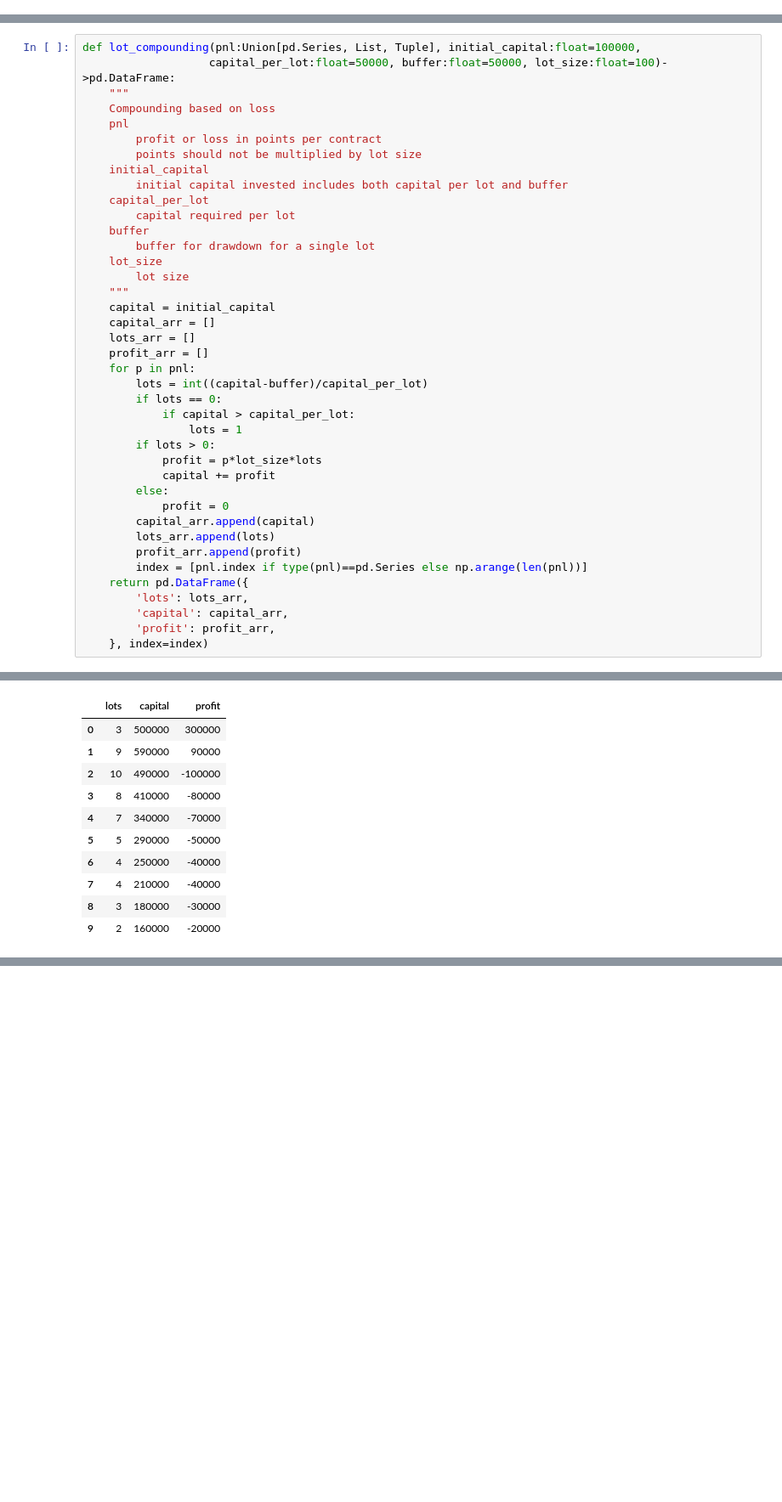
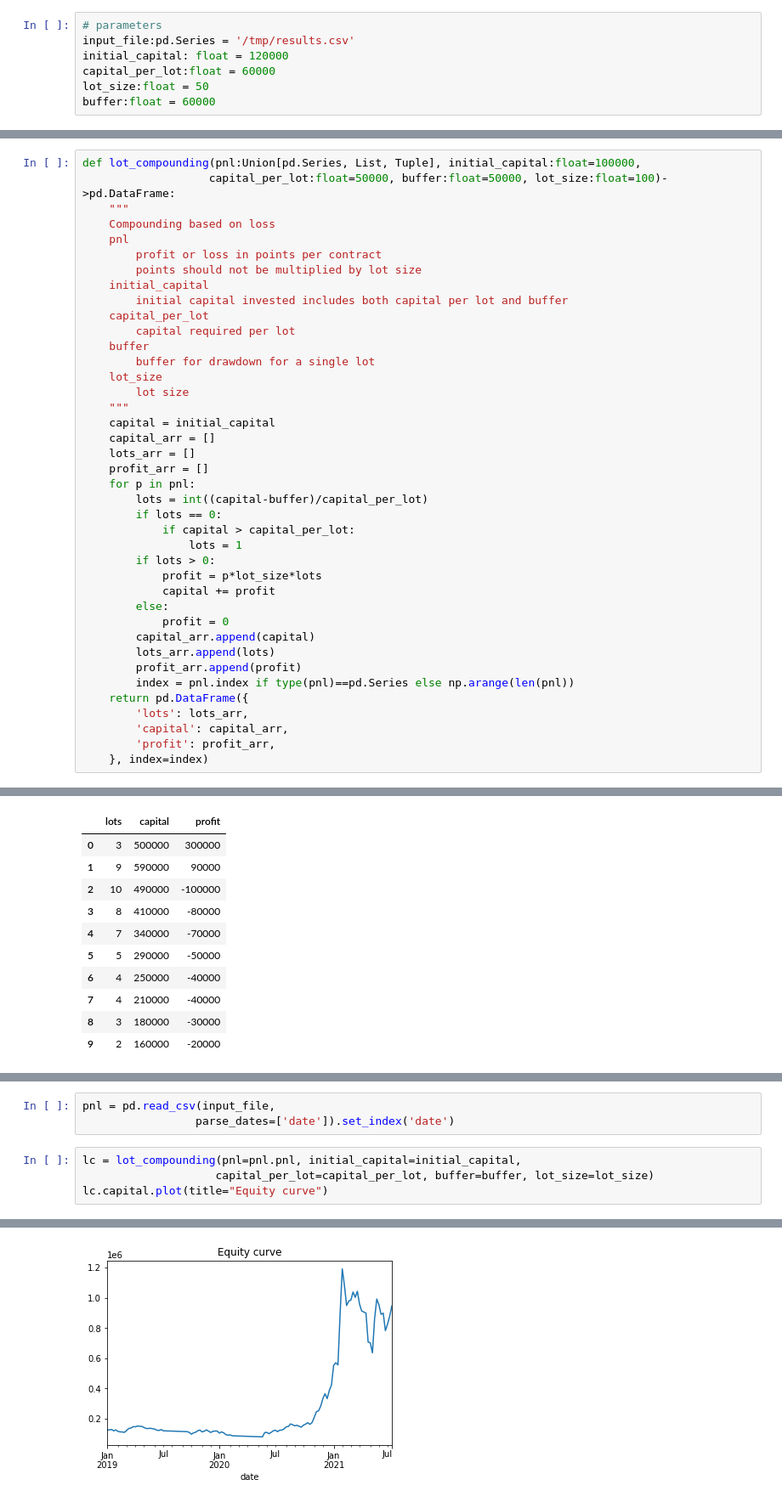
Before and after one commit to uberdeveloper/parametrized_notebooks, a Jupyter notebook: Lot Compounding.ipynb, the cells around one changed output, grey strips where cells are left out. Shown: that part at 85% size. Cells and saved outputs as stored; diff of their text form; blank space fills up the shorter version.

Commit message:
parameters added

```diff
--- a/Lot Compounding.ipynb
+++ b/Lot Compounding.ipynb
@@ -12,3 +16,10 @@ Assumptions
+# %%
+# parameters
+input_file:pd.Series = '/tmp/results.csv'
+initial_capital: float = 120000
+capital_per_lot:float = 60000
+lot_size:float = 50
+buffer:float = 60000
 # %% [markdown]
 ## Simple Method
 
@@ -66,7 +73,7 @@ def lot_compounding(pnl:Union[pd.Series, List, Tuple], initial_capital:float=100
         capital_arr.append(capital)
         lots_arr.append(lots)
         profit_arr.append(profit)
-        index = [pnl.index if type(pnl)==pd.Series else np.arange(len(pnl))]
+        index = pnl.index if type(pnl)==pd.Series else np.arange(len(pnl))
     return pd.DataFrame({
         'lots': lots_arr,
         'capital': capital_arr,
@@ -168,0 +180,8 @@ lot_compounding(pnl, initial_capital=200000)
+# %%
+pnl = pd.read_csv(input_file,
+                 parse_dates=['date']).set_index('date')
+# %%
+lc = lot_compounding(pnl=pnl.pnl, initial_capital=initial_capital,
+                    capital_per_lot=capital_per_lot, buffer=buffer, lot_size=lot_size)
+lc.capital.plot(title="Equity curve")
+# %% [output]
@@ -168,0 +189 @@ lot_compounding(pnl, initial_capital=200000)
+[figure, added]
```
Also changed, not shown: parts of 7 cells of this notebook.
